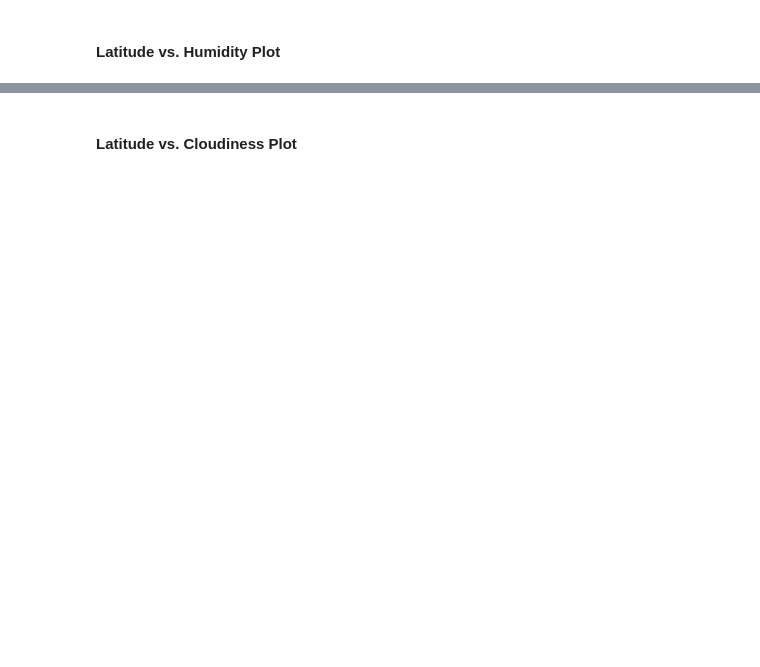
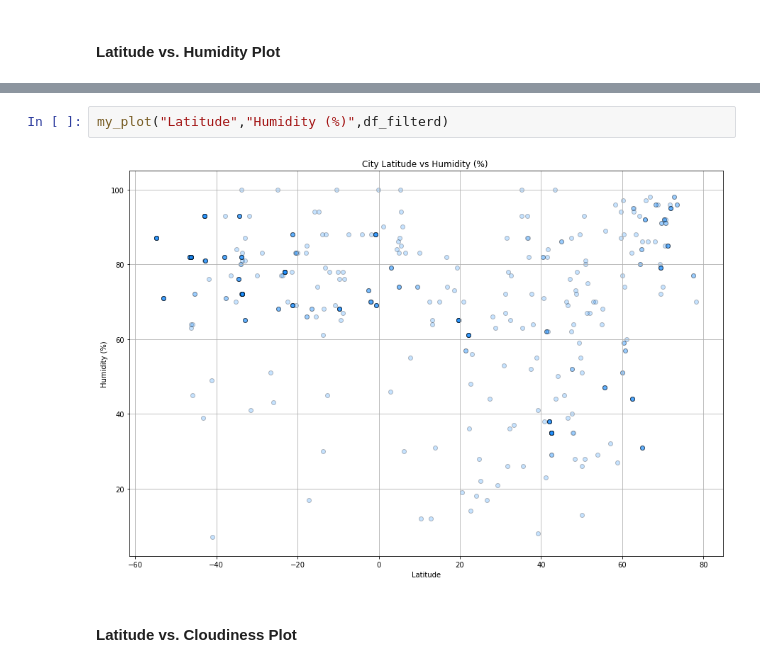
Before and after one commit to atulbhingarde/DATA-06, a Jupyter notebook: starter_code/WeatherPy.ipynb, the cells around one changed output, grey strips where cells are left out. Cells and saved outputs as stored; diff of their text form; blank space fills up the shorter version.

```diff
--- a/starter_code/WeatherPy.ipynb
+++ b/starter_code/WeatherPy.ipynb
@@ -94,2 +242,6 @@ dtype: int64
+# %%
+my_plot("Latitude","Humidity (%)",df_filterd)
+# %% [output]
+[figure, added]
 # %% [markdown]
 #### Latitude vs. Cloudiness Plot
```
Also changed, not shown: parts of 37 cells of this notebook, 13 other files.
